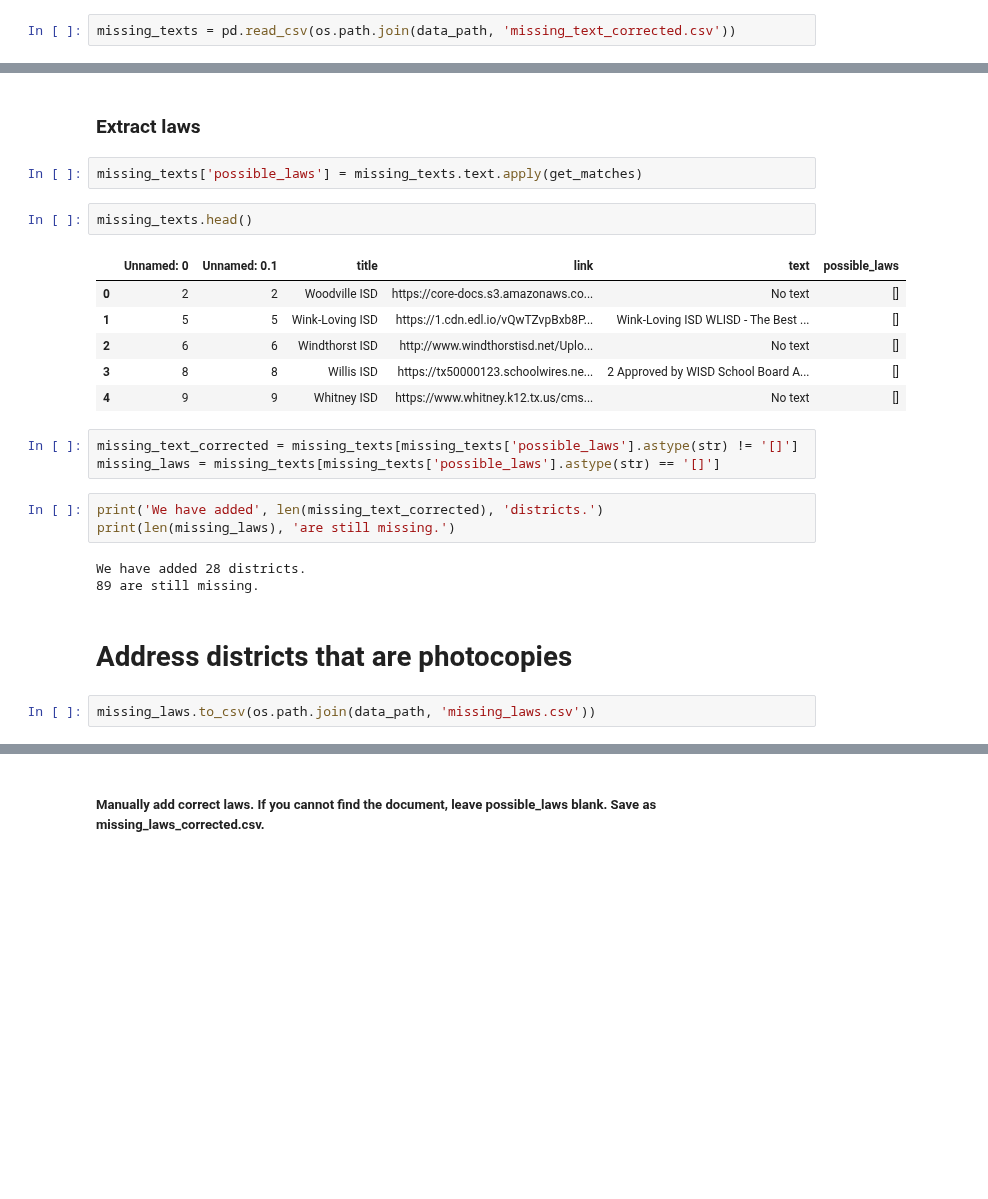
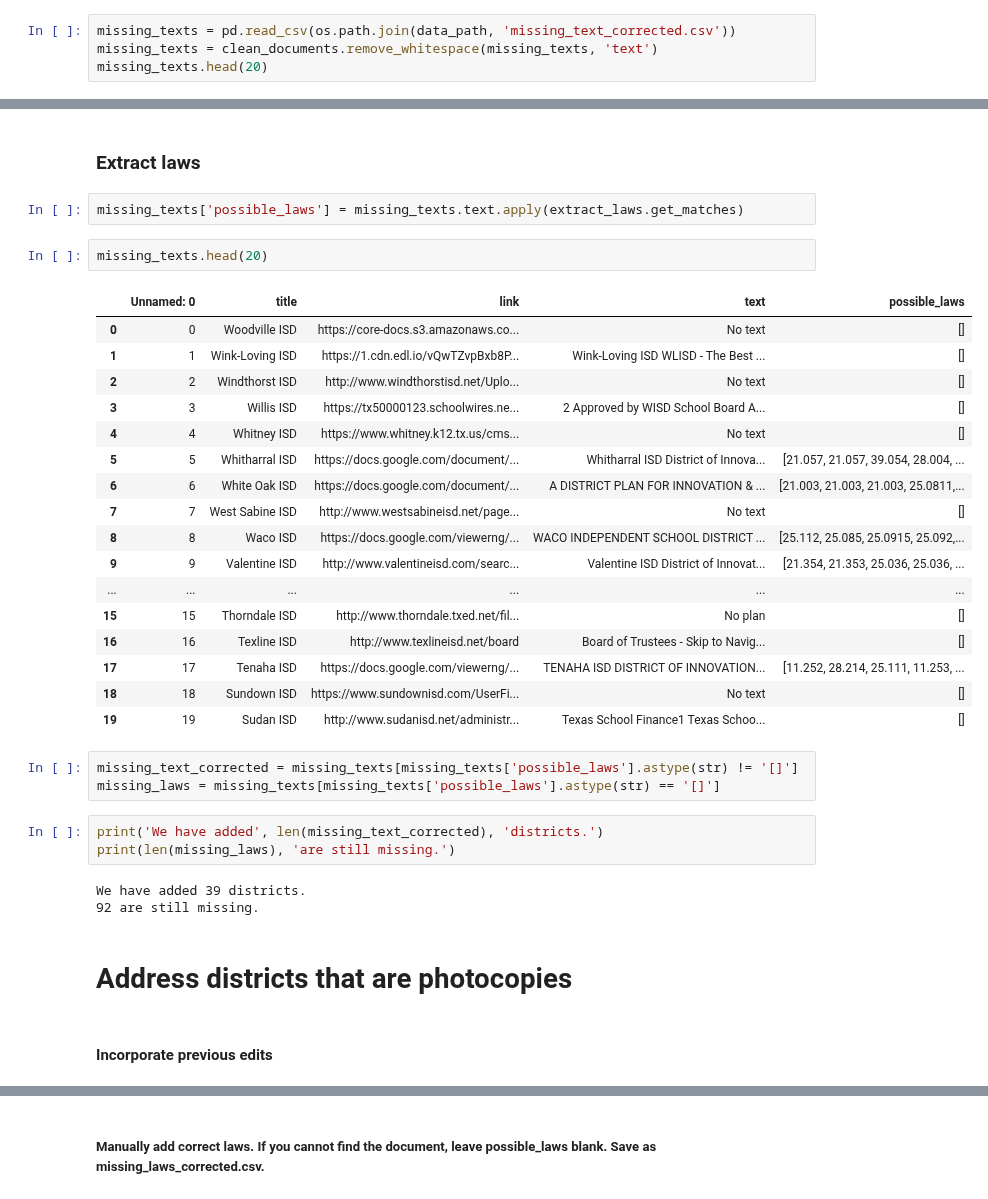
Before and after one commit to KylieLAnglin/dofis, a Jupyter notebook: data_from_plans/07_address_missing_plans.ipynb, the cells around one changed output, grey strips where cells are left out. Drawn from its saved outputs; the diff is of its cells as text; blank space fills up the shorter version.

```diff
--- a/data_from_plans/07_address_missing_plans.ipynb
+++ b/data_from_plans/07_address_missing_plans.ipynb
@@ -193,3 +244,5 @@ Number of missing texts 121
 ##### Manually add correct text. If no text (photocopy), put 'No text' in cell. If you cannot find the document, put 'No document found'. Save as missing_text_corrected.csv.
 # %%
 missing_texts = pd.read_csv(os.path.join(data_path, 'missing_text_corrected.csv'))
+missing_texts = clean_documents.remove_whitespace(missing_texts, 'text')
+missing_texts.head(20)
@@ -196,16 +267,27 @@ missing_texts = pd.read_csv(os.path.join(data_path, 'missing_text_corrected.csv'
 # %% [markdown]
 ### Extract laws
 # %%
-missing_texts['possible_laws'] = missing_texts.text.apply(get_matches)
+missing_texts['possible_laws'] = missing_texts.text.apply(extract_laws.get_matches)
 # %%
-missing_texts.head()
+missing_texts.head(20)
 # %% [output]
-|  | Unnamed: 0 | Unnamed: 0.1 | title | link | text | possible_laws |
-| 0 | 2 | 2 | Woodville ISD | https://core-docs.s3.amazonaws.co... | No text | [] |
-| 1 | 5 | 5 | Wink-Loving ISD | https://1.cdn.edl.io/vQwTZvpBxb8P... | Wink-Loving ISD WLISD - The Best ... | [] |
-| 2 | 6 | 6 | Windthorst ISD | http://www.windthorstisd.net/Uplo... | No text | [] |
-| 3 | 8 | 8 | Willis ISD | https://tx50000123.schoolwires.ne... | 2 Approved by WISD School Board A... | [] |
-| 4 | 9 | 9 | Whitney ISD | https://www.whitney.k12.tx.us/cms... | No text | [] |
+|  | Unnamed: 0 | title | link | text | possible_laws |
+| 0 | 0 | Woodville ISD | https://core-docs.s3.amazonaws.co... | No text | [] |
+| 1 | 1 | Wink-Loving ISD | https://1.cdn.edl.io/vQwTZvpBxb8P... | Wink-Loving ISD WLISD - The Best ... | [] |
+| 2 | 2 | Windthorst ISD | http://www.windthorstisd.net/Uplo... | No text | [] |
+| 3 | 3 | Willis ISD | https://tx50000123.schoolwires.ne... | 2 Approved by WISD School Board A... | [] |
+| 4 | 4 | Whitney ISD | https://www.whitney.k12.tx.us/cms... | No text | [] |
+| 5 | 5 | Whitharral ISD | https://docs.google.com/document/... | Whitharral ISD District of Innova... | [21.057, 21.057, 39.054, 28.004, ... |
+| 6 | 6 | White Oak ISD | https://docs.google.com/document/... | A DISTRICT PLAN FOR INNOVATION & ... | [21.003, 21.003, 21.003, 25.0811,... |
+| 7 | 7 | West Sabine ISD | http://www.westsabineisd.net/page... | No text | [] |
+| 8 | 8 | Waco ISD | https://docs.google.com/viewerng/... | WACO INDEPENDENT SCHOOL DISTRICT ... | [25.112, 25.085, 25.0915, 25.092,... |
+| 9 | 9 | Valentine ISD | http://www.valentineisd.com/searc... | Valentine ISD District of Innovat... | [21.354, 21.353, 25.036, 25.036, ... |
+| ... | ... | ... | ... | ... | ... |
+| 15 | 15 | Thorndale ISD | http://www.thorndale.txed.net/fil... | No plan | [] |
+| 16 | 16 | Texline ISD | http://www.texlineisd.net/board | Board of Trustees - Skip to Navig... | [] |
+| 17 | 17 | Tenaha ISD | https://docs.google.com/viewerng/... | TENAHA ISD DISTRICT OF INNOVATION... | [11.252, 28.214, 25.111, 11.253, ... |
+| 18 | 18 | Sundown ISD | https://www.sundownisd.com/UserFi... | No text | [] |
+| 19 | 19 | Sudan ISD | http://www.sudanisd.net/administr... | Texas School Finance1 Texas Schoo... | [] |
 # %%
 missing_text_corrected = missing_texts[missing_texts['possible_laws'].astype(str) != '[]']
 missing_laws = missing_texts[missing_texts['possible_laws'].astype(str) == '[]']
@@ -213,9 +295,9 @@ missing_laws = missing_texts[missing_texts['possible_laws'].astype(str) == '[]']
 print('We have added', len(missing_text_corrected), 'districts.')
 print(len(missing_laws), 'are still missing.')
 # %% [output]
-We have added 28 districts.
-89 are still missing.
+We have added 39 districts.
+92 are still missing.
 # %% [markdown]
 # Address districts that are photocopies
-# %%
-missing_laws.to_csv(os.path.join(data_path, 'missing_laws.csv'))
+# %% [markdown]
+#### Incorporate previous edits
```
Also changed, not shown: parts of 29 cells of this notebook, 10 other files.
